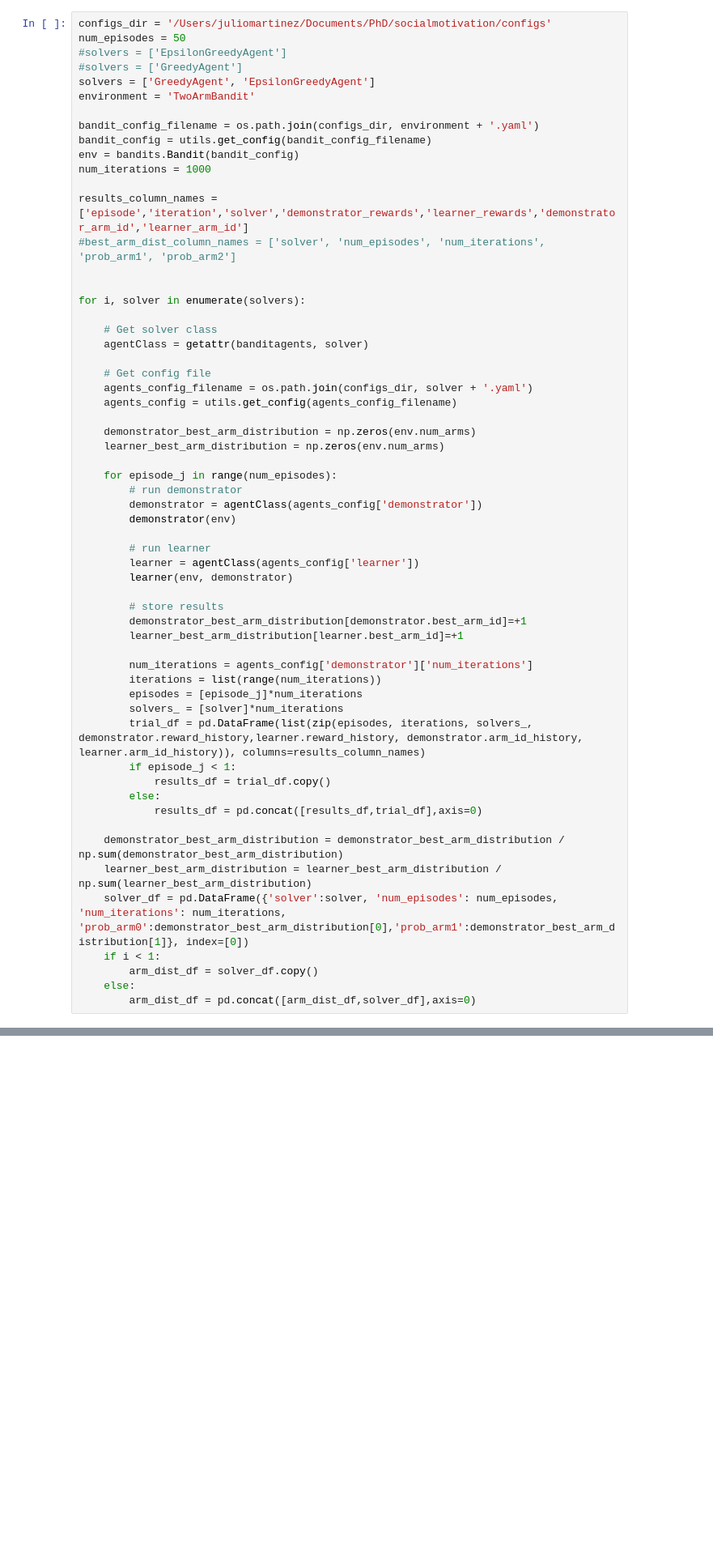
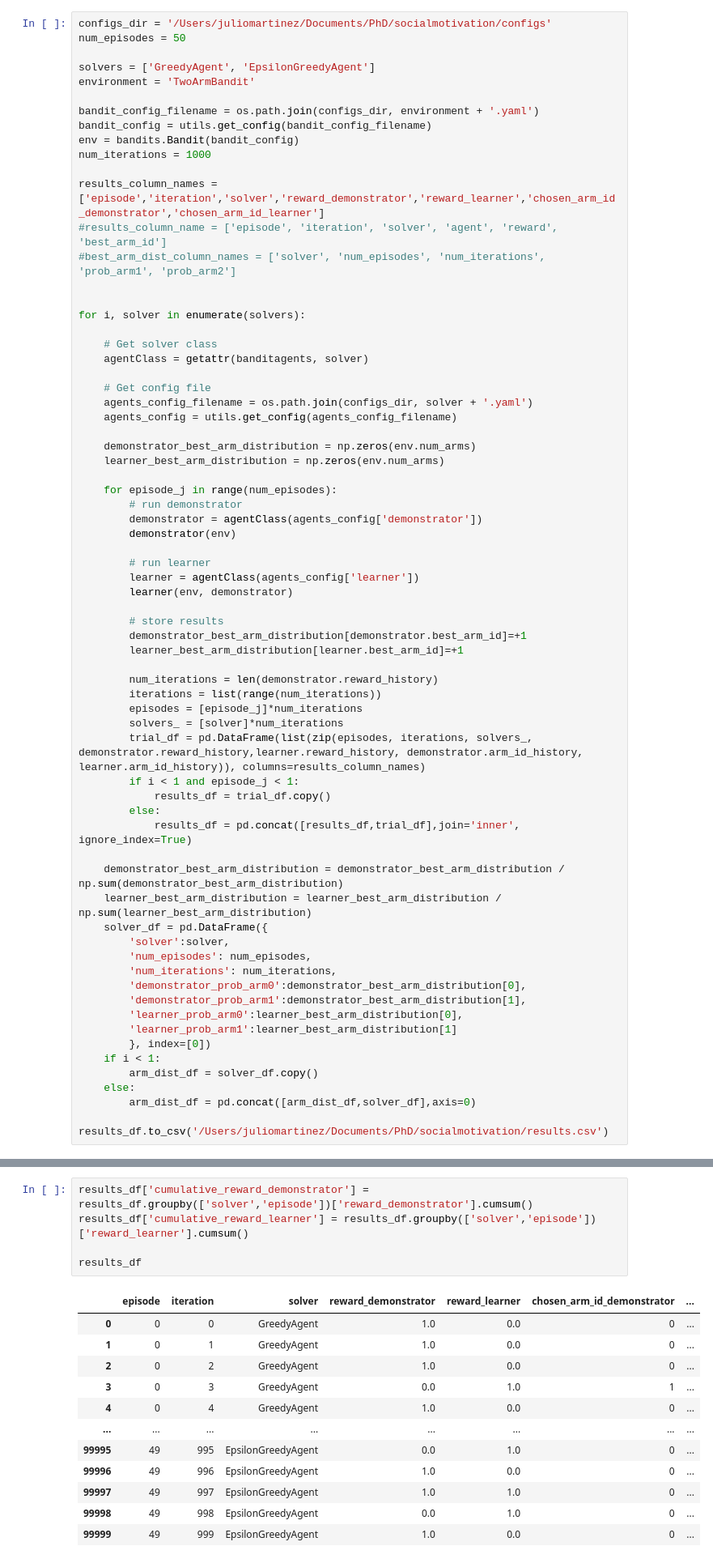
Before and after one commit to martinezjulio/socialmotivation, a Jupyter notebook: mamabp_visualizations.ipynb, the cells around one changed output, grey strips where cells are left out. Shown: that part at 81% size. Saved outputs shown, nothing was run; the diff lists cells and outputs as text; blank space fills up the shorter version.

Commit message:
data formatting in notebook for visualizations

```diff
--- a/mamabp_visualizations.ipynb
+++ b/mamabp_visualizations.ipynb
@@ -16,8 +18,7 @@ sns.set_theme(style="whitegrid", palette="pastel")
 # %%
 configs_dir = '/Users/juliomartinez/Documents/PhD/socialmotivation/configs'
 num_episodes = 50
-#solvers = ['EpsilonGreedyAgent']
-#solvers = ['GreedyAgent']
+
 solvers = ['GreedyAgent', 'EpsilonGreedyAgent']
 environment = 'TwoArmBandit'
 
@@ -26,7 +27,8 @@ bandit_config = utils.get_config(bandit_config_filename)
 env = bandits.Bandit(bandit_config)
 num_iterations = 1000
 
-results_column_names = ['episode','iteration','solver','demonstrator_rewards','learner_rewards','demonstrator_arm_id','learner_arm_id']
+results_column_names = ['episode','iteration','solver','reward_demonstrator','reward_learner','chosen_arm_id_demonstrator','chosen_arm_id_learner']
+#results_column_name = ['episode', 'iteration', 'solver', 'agent', 'reward', 'best_arm_id']
 #best_arm_dist_column_names = ['solver', 'num_episodes', 'num_iterations', 'prob_arm1', 'prob_arm2']
 
 
@@ -55,20 +57,30 @@ for i, solver in enumerate(solvers):
         demonstrator_best_arm_distribution[demonstrator.best_arm_id]=+1
         learner_best_arm_distribution[learner.best_arm_id]=+1
 
-        num_iterations = agents_config['demonstrator']['num_iterations']
+        num_iterations = len(demonstrator.reward_history)
         iterations = list(range(num_iterations))
         episodes = [episode_j]*num_iterations
         solvers_ = [solver]*num_iterations
         trial_df = pd.DataFrame(list(zip(episodes, iterations, solvers_, demonstrator.reward_history,learner.reward_history, demonstrator.arm_id_history, learner.arm_id_history)), columns=results_column_names)
-        if episode_j < 1:
+        if i < 1 and episode_j < 1:
             results_df = trial_df.copy()
         else:
-            results_df = pd.concat([results_df,trial_df],axis=0)
+            results_df = pd.concat([results_df,trial_df],join='inner', ignore_index=True)
 
     demonstrator_best_arm_distribution = demonstrator_best_arm_distribution / np.sum(demonstrator_best_arm_distribution)
     learner_best_arm_distribution = learner_best_arm_distribution / np.sum(learner_best_arm_distribution)
-    solver_df = pd.DataFrame({'solver':solver, 'num_episodes': num_episodes, 'num_iterations': num_iterations, 'prob_arm0':demonstrator_best_arm_distribution[0],'prob_arm1':demonstrator_best_arm_distribution[1]}, index=[0])
+    solver_df = pd.DataFrame({
+        'solver':solver,
+        'num_episodes': num_episodes,
+        'num_iterations': num_iterations,
+        'demonstrator_prob_arm0':demonstrator_best_arm_distribution[0],
+        'demonstrator_prob_arm1':demonstrator_best_arm_distribution[1],
+        'learner_prob_arm0':learner_best_arm_distribution[0],
+        'learner_prob_arm1':learner_best_arm_distribution[1]
+        }, index=[0])
     if i < 1:
         arm_dist_df = solver_df.copy()
     else:
         arm_dist_df = pd.concat([arm_dist_df,solver_df],axis=0)
+
+results_df.to_csv('/Users/juliomartinez/Documents/PhD/socialmotivation/results.csv')
@@ -82,0 +89,18 @@ heather = banditagents.Student('Heather', 'Martinez', 30, 'hat')
+# %%
+results_df['cumulative_reward_demonstrator'] = results_df.groupby(['solver','episode'])['reward_demonstrator'].cumsum()
+results_df['cumulative_reward_learner'] = results_df.groupby(['solver','episode'])['reward_learner'].cumsum()
+
+results_df
+# %% [output]
+|  | episode | iteration | solver | reward_demonstrator | reward_learner | chosen_arm_id_demonstrator | ... |
+| 0 | 0 | 0 | GreedyAgent | 1.0 | 0.0 | 0 | ... |
+| 1 | 0 | 1 | GreedyAgent | 1.0 | 0.0 | 0 | ... |
+| 2 | 0 | 2 | GreedyAgent | 1.0 | 0.0 | 0 | ... |
+| 3 | 0 | 3 | GreedyAgent | 0.0 | 1.0 | 1 | ... |
+| 4 | 0 | 4 | GreedyAgent | 1.0 | 0.0 | 0 | ... |
+| ... | ... | ... | ... | ... | ... | ... | ... |
+| 99995 | 49 | 995 | EpsilonGreedyAgent | 0.0 | 1.0 | 0 | ... |
+| 99996 | 49 | 996 | EpsilonGreedyAgent | 1.0 | 0.0 | 0 | ... |
+| 99997 | 49 | 997 | EpsilonGreedyAgent | 1.0 | 1.0 | 0 | ... |
+| 99998 | 49 | 998 | EpsilonGreedyAgent | 0.0 | 1.0 | 0 | ... |
+| 99999 | 49 | 999 | EpsilonGreedyAgent | 1.0 | 0.0 | 0 | ... |
```
Also changed, not shown: parts of 11 cells of this notebook, 1 other file.
